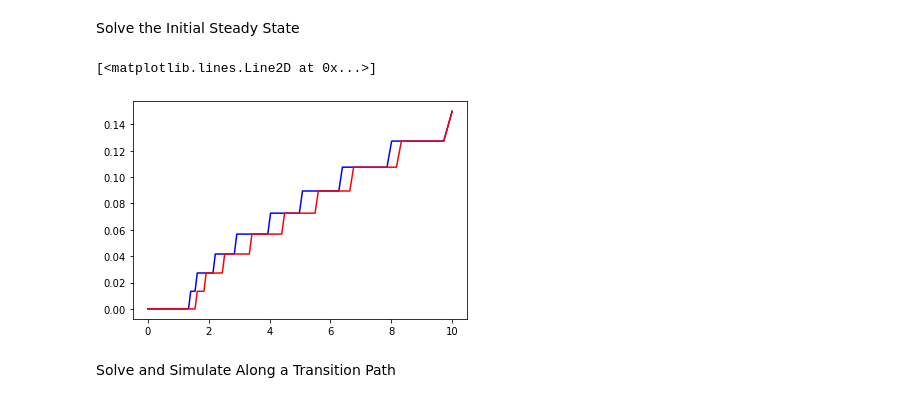
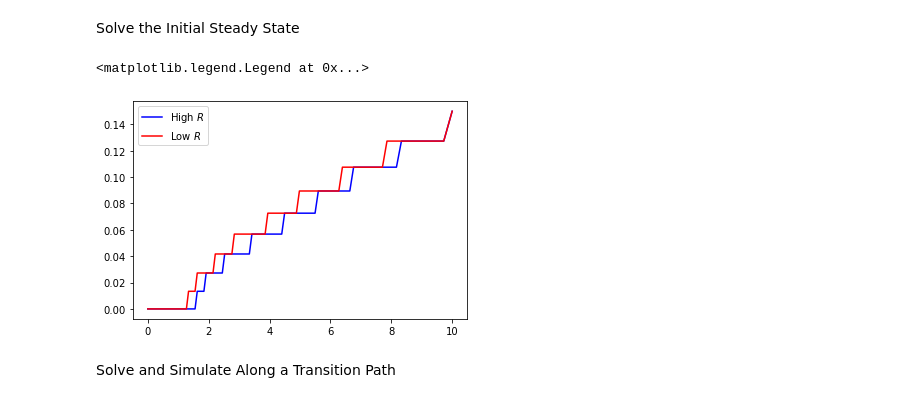
Before and after one commit to madsankern/MA_thesis, a Jupyter notebook: 01 - Transition.ipynb, the cells around one changed output. Saved outputs shown, nothing was run; the diff lists cells and outputs as text; code cells hidden in the pictures.

```diff
--- a/01 - Transition.ipynb
+++ b/01 - Transition.ipynb
@@ -23,11 +23,12 @@ nb.set_num_threads(4)
 # %% [markdown]
 Solve the Initial Steady State
 # %%
-plt.plot(model.par.grid_m, model.sol_path.d_adj[201,0,1,:], color = 'blue', linewidth = '1.5', label = r'Low $R$')
-plt.plot(model.par.grid_m, model.sol_path.d_adj[199,0,1,:], color = 'red', linewidth = '1.5', label = r'High $R$')
+plt.plot(model.par.grid_m, model.sol_path.d_adj[199,0,1,:], color = 'blue', linewidth = '1.5', label = r'High $R$')
+plt.plot(model.par.grid_m, model.sol_path.d_adj[200,0,1,:], color = 'red', linewidth = '1.5', label = r'Low $R$')
+plt.legend()
 # %% [output]
-[<matplotlib.lines.Line2D at 0x...>]
+<matplotlib.legend.Legend at 0x...>
-[figure, old version]
+[figure, new version]
 # %%
 model = DurableConsumptionModelClass(name='example_negm',par={'solmethod':'negm', 'do_print':False})
 model.precompile_numba()
```
Also changed, not shown: parts of 18 cells of this notebook, 2 other files.
